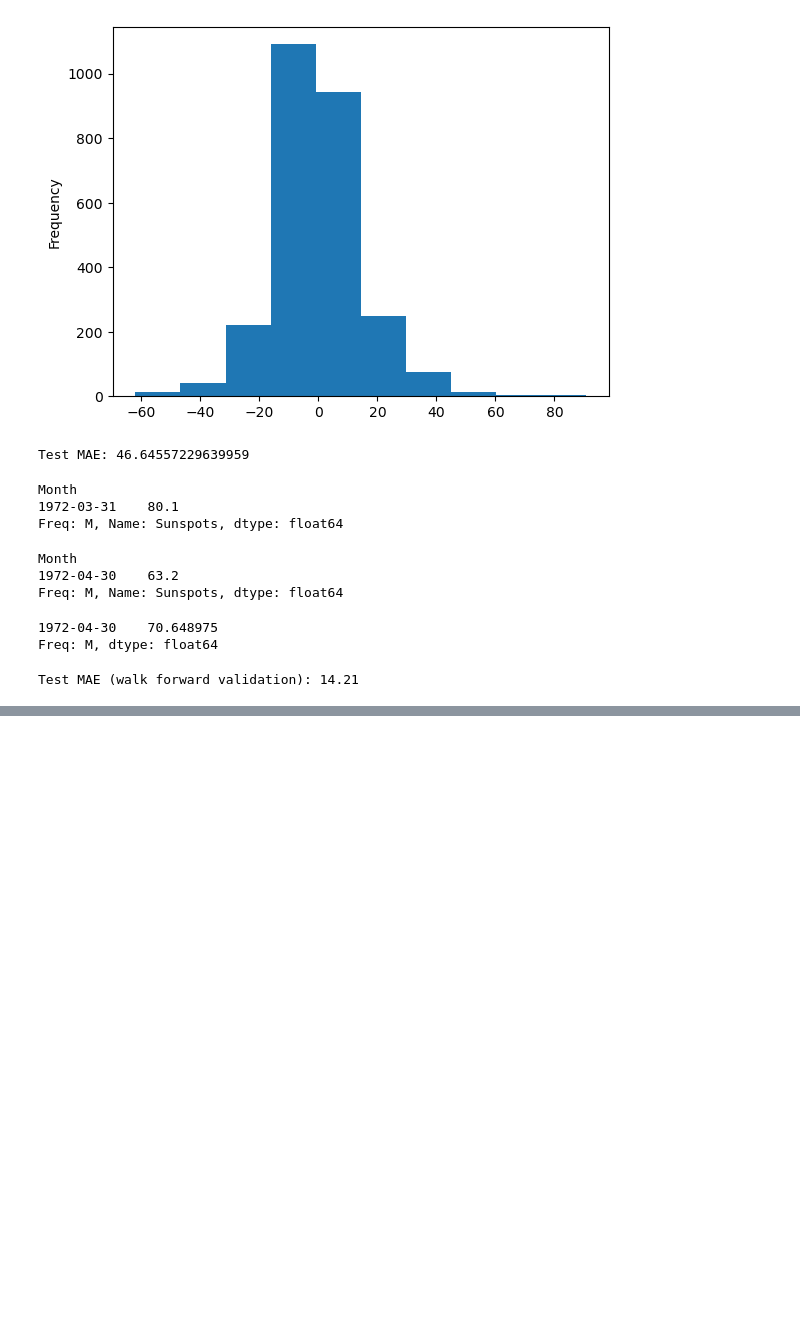
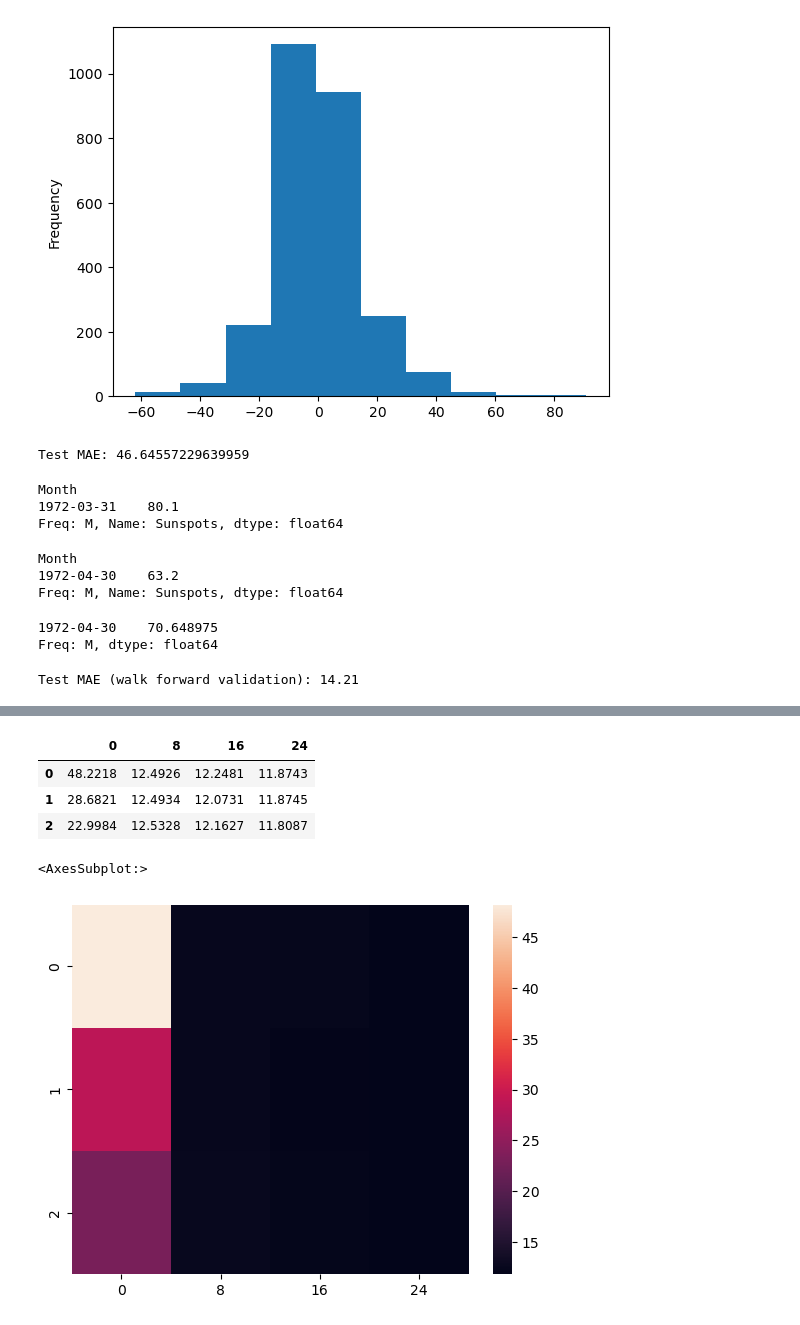
Before and after one commit to Ubaid-Ur-RehmanJ/kaggle-projects, a Jupyter notebook: sun-spots-timeseries-data.ipynb, the cells around one changed output, grey strips where cells are left out. Drawn from its saved outputs; the diff is of its cells as text; code cells hidden in the pictures; blank space fills up the shorter version.

Commit message:
Kaggle Notebook | time-series-sunspots | Used ARIMA model with hyperparameter tuning

```diff
--- a/sun-spots-timeseries-data.ipynb
+++ b/sun-spots-timeseries-data.ipynb
@@ -406,0 +540,5 @@ Test MAE (walk forward validation): 14.21
+# %%
+model_arma = ARIMA(y_train_arma, order = (0, 0, 0)).fit()
+# %%
+y_pred_arma = model_arma.predict()
+y_pred_arma.shape
@@ -406,0 +556,27 @@ Test MAE (walk forward validation): 14.21
+# %%
+# Create dictionary to store MAEs
+mae_grid = dict()
+# Outer loop: Iterate through possible values for `p`
+for p in p_params:
+    # Create key-value pair in dict. Key is `p`, value is empty list.
+    mae_grid[p] = list()
+    # Inner loop: Iterate through possible values for `q`
+    for q in q_params:
+        # Combination of hyperparameters for model
+        order = (p, 0, q)
+        # Note start time
+        start_time = time.time()
+        # Train model
+        model_arma = ARIMA(y_train_arma, order=order).fit()
+        # Calculate model training time
+        elapsed_time = round(time.time() - start_time, 2)
+        print(f"Trained ARIMA {order} in {elapsed_time} seconds.")
+        # Generate in-sample (training) predictions
+        y_pred_arma = model_arma.predict()
+        # Calculate training MAE
+        mae_arma = mean_absolute_error(y_train_arma, y_pred_arma)
+        # Append MAE to list in dictionary
+        mae_grid[p].append(mae_arma)
+
+print()
+print(mae_grid)
@@ -406,0 +598,13 @@ Test MAE (walk forward validation): 14.21
+# %%
+mae_df_arma = pd.DataFrame(mae_grid)
+mae_df_arma.round(4)
+# %% [output]
+|  | 0 | 8 | 16 | 24 |
+| 0 | 48.2218 | 12.4926 | 12.2481 | 11.8743 |
+| 1 | 28.6821 | 12.4934 | 12.0731 | 11.8745 |
+| 2 | 22.9984 | 12.5328 | 12.1627 | 11.8087 |
+# %%
+sns.heatmap(mae_df_arma)
+# %% [output]
+<AxesSubplot:>
+[figure, added]
```
Also changed, not shown: parts of 24 cells of this notebook.
